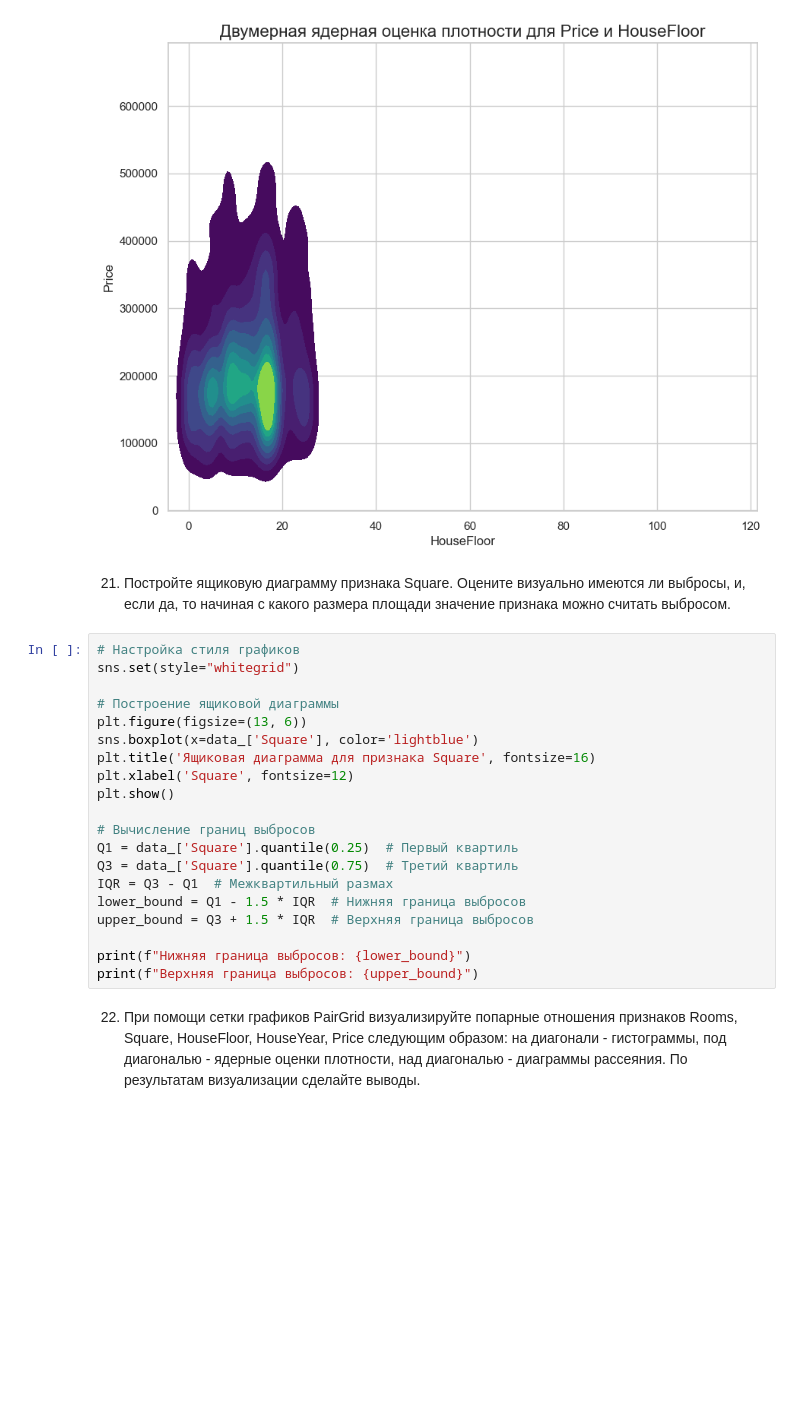
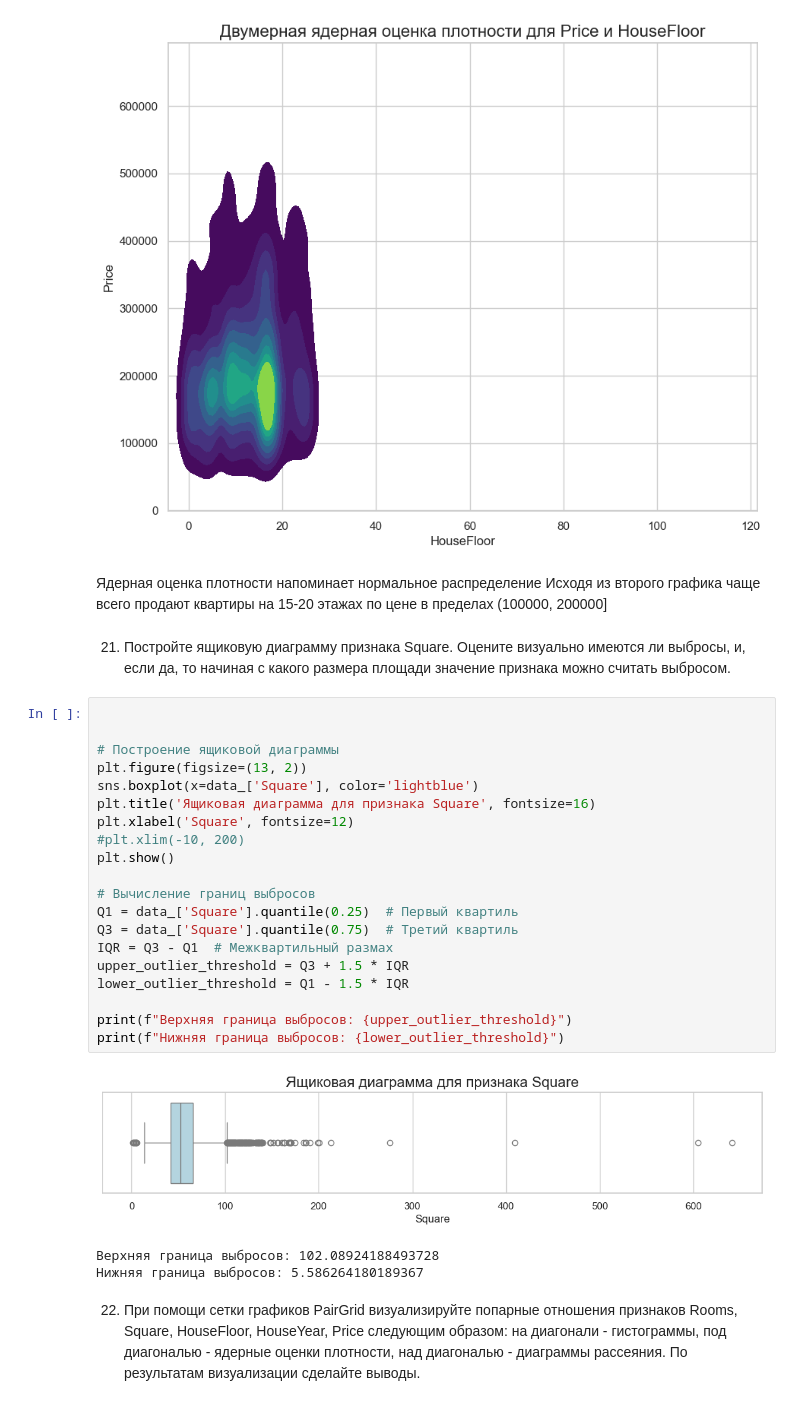
Before and after one commit to Plkhv/ML_course, a Jupyter notebook: ML0.1 intro/lab.ipynb, the cells around one changed output. Drawn from its saved outputs; the diff is of its cells as text; blank space fills up the shorter version.

```diff
--- a/ML0.1 intro/lab.ipynb
+++ b/ML0.1 intro/lab.ipynb
@@ -560,28 +594,35 @@ plt.show()
 # %% [output]
 [figure]
 [figure]
+# %% [markdown]
+Ядерная оценка плотности напоминает нормальное распределение
+Исходя из второго графика чаще всего продают квартиры на 15-20 этажах по цене в пределах (100000, 200000]
 # %% [markdown]
 21. Постройте ящиковую диаграмму признака Square. Оцените визуально имеются ли выбросы, и, если да, то начиная с какого размера площади значение признака можно считать выбросом.
 # %%
-# Настройка стиля графиков
-sns.set(style="whitegrid")
+
 
 # Построение ящиковой диаграммы
-plt.figure(figsize=(13, 6))
+plt.figure(figsize=(13, 2))
 sns.boxplot(x=data_['Square'], color='lightblue')
 plt.title('Ящиковая диаграмма для признака Square', fontsize=16)
 plt.xlabel('Square', fontsize=12)
+#plt.xlim(-10, 200)
 plt.show()
 
 # Вычисление границ выбросов
 Q1 = data_['Square'].quantile(0.25)  # Первый квартиль
 Q3 = data_['Square'].quantile(0.75)  # Третий квартиль
 IQR = Q3 - Q1  # Межквартильный размах
-lower_bound = Q1 - 1.5 * IQR  # Нижняя граница выбросов
-upper_bound = Q3 + 1.5 * IQR  # Верхняя граница выбросов
+upper_outlier_threshold = Q3 + 1.5 * IQR
+lower_outlier_threshold = Q1 - 1.5 * IQR
 
-print(f"Нижняя граница выбросов: {lower_bound}")
-print(f"Верхняя граница выбросов: {upper_bound}")
+print(f"Верхняя граница выбросов: {upper_outlier_threshold}")
+print(f"Нижняя граница выбросов: {lower_outlier_threshold}")
+# %% [output]
+[figure, added]
+Верхняя граница выбросов: 102.08924188493728
+Нижняя граница выбросов: 5.586264180189367
 # %% [markdown]
 22. При помощи сетки графиков PairGrid визуализируйте попарные отношения признаков Rooms, Square, HouseFloor, HouseYear, Price следующим образом: на диагонали - гистограммы, под диагональю - ядерные оценки плотности, над диагональю - диаграммы рассеяния. По результатам визуализации сделайте выводы.
 # %%
```
Also changed, not shown: parts of 14 cells of this notebook, 5 other files.
